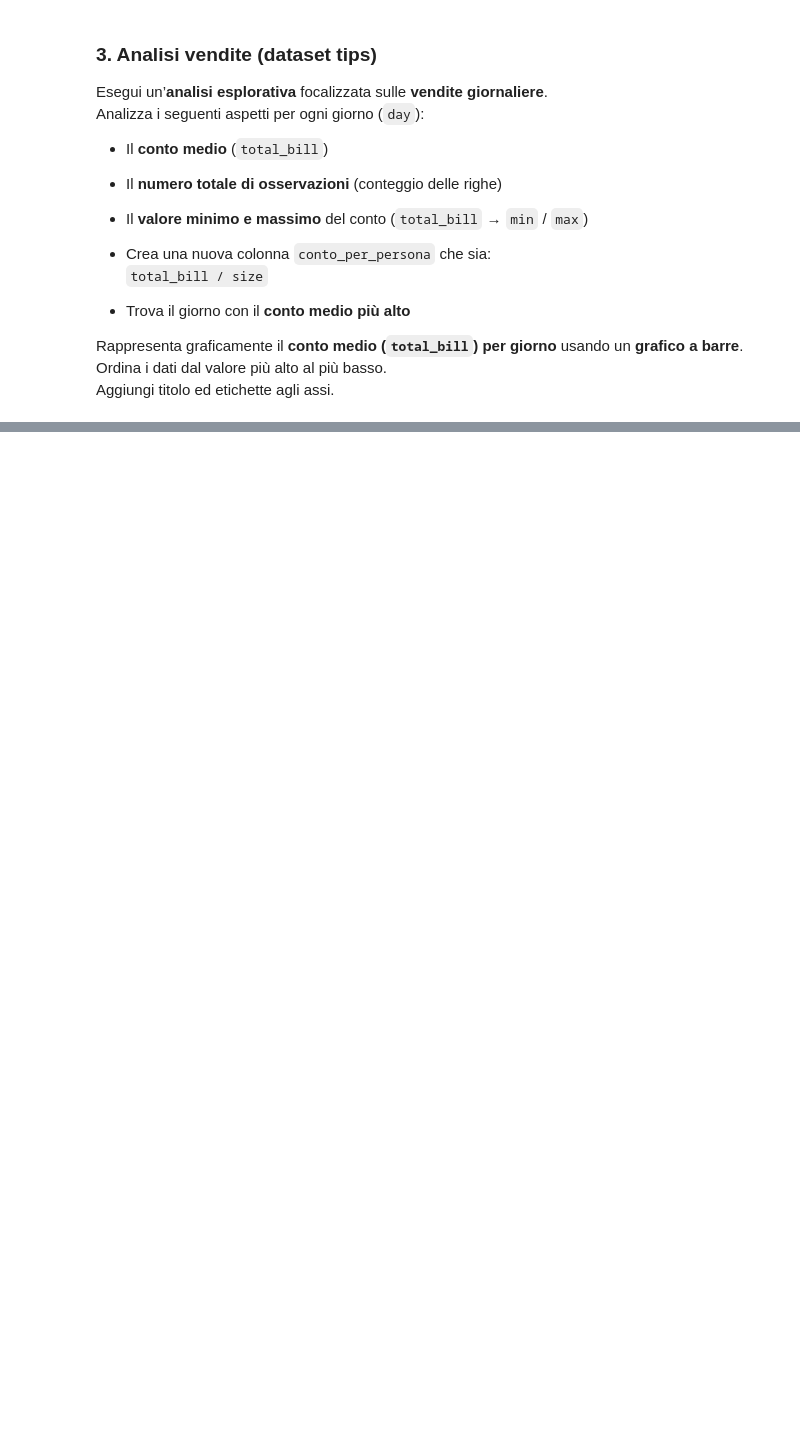
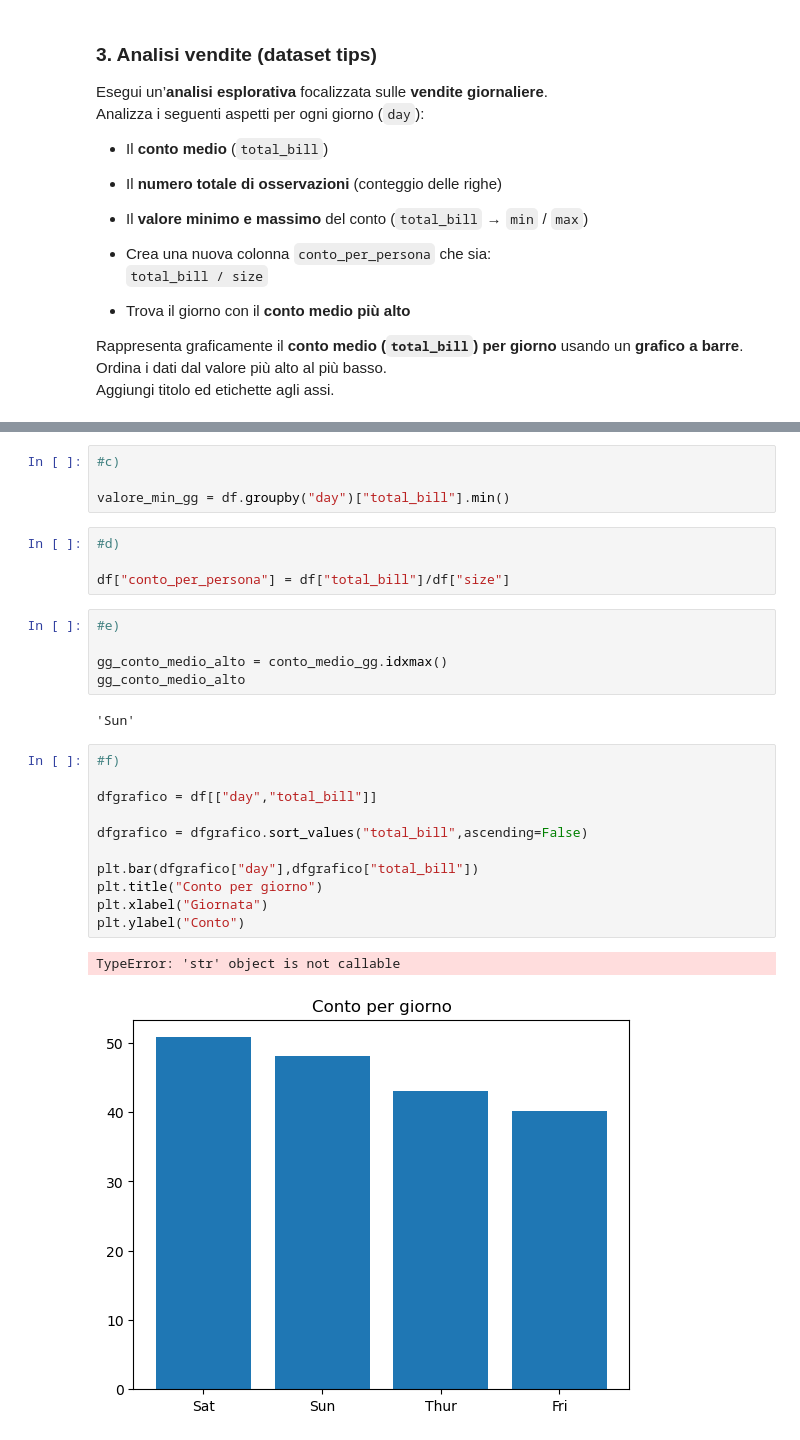
Before and after one commit to AlexDellaBianca/ProgrammingLab, a Jupyter notebook: es_lab2/3.5_Esercizi_lez_3.ipynb, the cells around one changed output, grey strips where cells are left out. Saved outputs shown, nothing was run; the diff lists cells and outputs as text; blank space fills up the shorter version.

```diff
--- a/es_lab2/3.5_Esercizi_lez_3.ipynb
+++ b/es_lab2/3.5_Esercizi_lez_3.ipynb
@@ -186,0 +225,29 @@ Error:
+# %%
+#c)
+
+valore_min_gg = df.groupby("day")["total_bill"].min()
+# %%
+#d)
+
+df["conto_per_persona"] = df["total_bill"]/df["size"]
+# %%
+#e)
+
+gg_conto_medio_alto = conto_medio_gg.idxmax()
+gg_conto_medio_alto
+# %% [output]
+'Sun'
+# %%
+#f)
+
+dfgrafico = df[["day","total_bill"]]
+
+dfgrafico = dfgrafico.sort_values("total_bill",ascending=False)
+
+plt.bar(dfgrafico["day"],dfgrafico["total_bill"])
+plt.title("Conto per giorno")
+plt.xlabel("Giornata")
+plt.ylabel("Conto")
+# %% [output]
+TypeError: 'str' object is not callable
+[figure, added]
```
Also changed, not shown: parts of 6 cells of this notebook, 1 other file.
